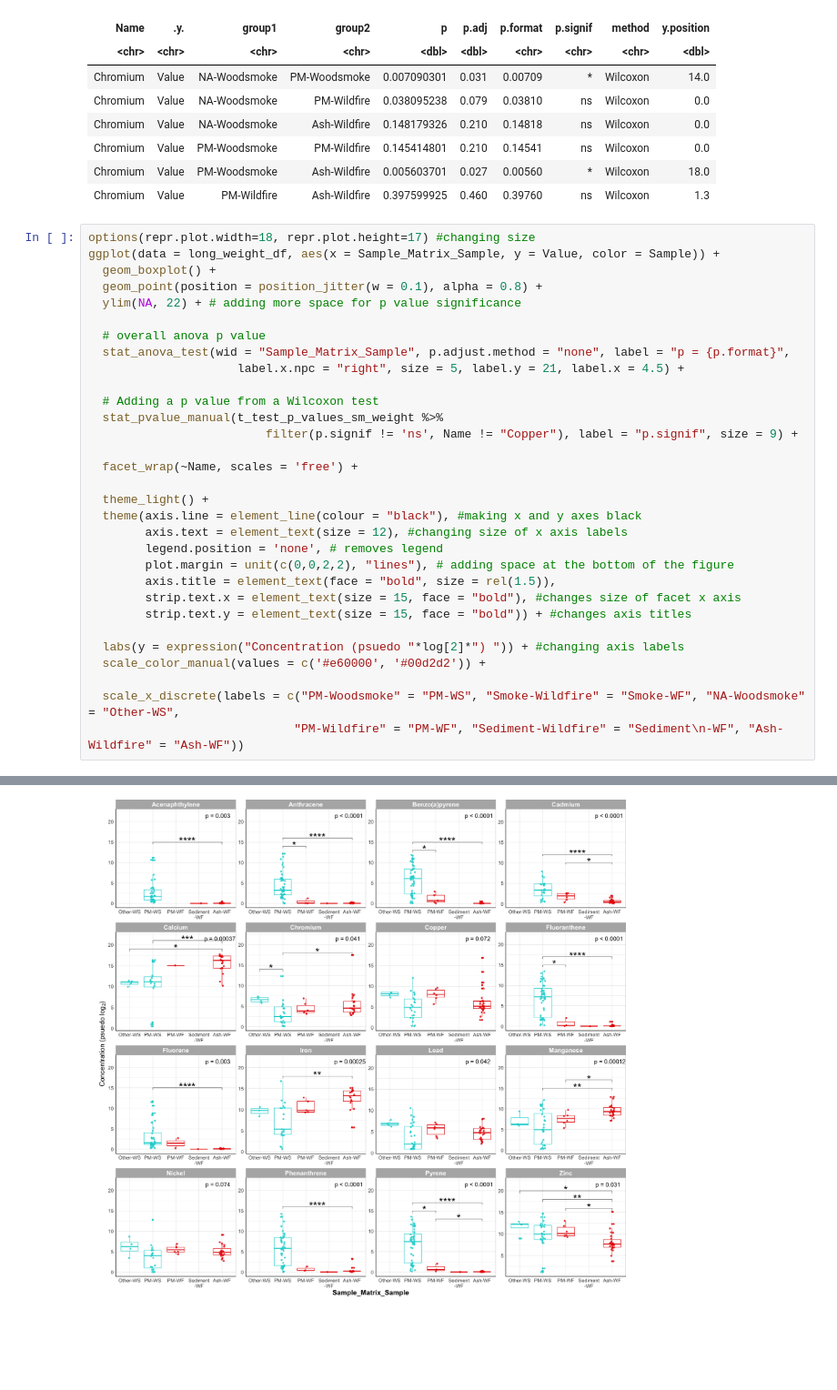
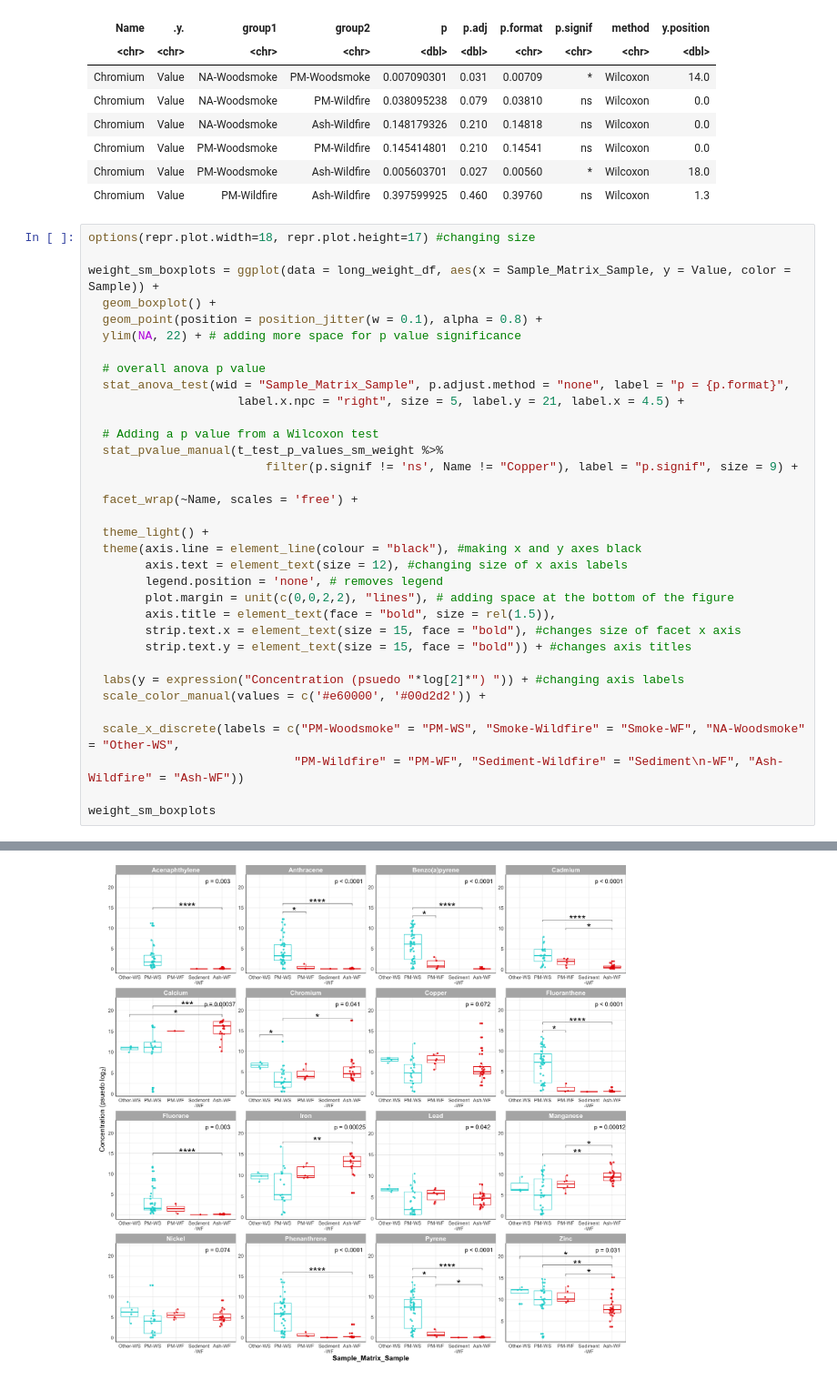
Before and after one commit to UNC-CEMALB/P1015.-Wildfire_Suffcient_Similiarity, a Jupyter notebook: 3. Individual Distribution Analyses/Boxplots.ipynb, the cells around one changed output, grey strips where cells are left out. Shown at 91% size. Saved outputs shown, nothing was run; the diff lists cells and outputs as text; blank space fills up the shorter version.

```diff
--- a/3. Individual Distribution Analyses/Boxplots.ipynb
+++ b/3. Individual Distribution Analyses/Boxplots.ipynb
@@ -726,7 +741,8 @@ A tibble: 6 × 10
 | Chromium | Value | PM-Wildfire | Ash-Wildfire | 0.397599925 | 0.460 | 0.39760 | ns | Wilcoxon | 1.3 |
 # %%
 options(repr.plot.width=18, repr.plot.height=17) #changing size
-ggplot(data = long_weight_df, aes(x = Sample_Matrix_Sample, y = Value, color = Sample)) +
+
+weight_sm_boxplots = ggplot(data = long_weight_df, aes(x = Sample_Matrix_Sample, y = Value, color = Sample)) +
   geom_boxplot() +
   geom_point(position = position_jitter(w = 0.1), alpha = 0.8) +
   ylim(NA, 22) + # adding more space for p value significance
@@ -738,32 +754,34 @@ ggplot(data = long_weight_df, aes(x = Sample_Matrix_Sample, y = Value, color = S
   # Adding a p value from a Wilcoxon test
   stat_pvalue_manual(t_test_p_values_sm_weight %>%
                          filter(p.signif != 'ns', Name != "Copper"), label = "p.signif", size = 9) +
 
   facet_wrap(~Name, scales = 'free') +
 
   theme_light() +
   theme(axis.line = element_line(colour = "black"), #making x and y axes black
         axis.text = element_text(size = 12), #changing size of x axis labels
         legend.position = 'none', # removes legend
         plot.margin = unit(c(0,0,2,2), "lines"), # adding space at the bottom of the figure
         axis.title = element_text(face = "bold", size = rel(1.5)),
         strip.text.x = element_text(size = 15, face = "bold"), #changes size of facet x axis
         strip.text.y = element_text(size = 15, face = "bold")) + #changes axis titles
 
   labs(y = expression("Concentration (psuedo "*log[2]*") ")) + #changing axis labels
   scale_color_manual(values = c('#e60000', '#00d2d2')) +
 
   scale_x_discrete(labels = c("PM-Woodsmoke" = "PM-WS", "Smoke-Wildfire" = "Smoke-WF", "NA-Woodsmoke" = "Other-WS",
                              "PM-Wildfire" = "PM-WF", "Sediment-Wildfire" = "Sediment\n-WF", "Ash-Wildfire" = "Ash-WF"))
+
+weight_sm_boxplots
 # %% [output]
 Warning message:
 “Removed 816 rows containing non-finite outside the scale range
 (`stat_boxplot()`).”
 Warning message:
 “Removed 816 rows containing non-finite outside the scale range
 (`stat_compare_multiple_means()`).”
 Warning message:
 “Removed 816 rows containing missing values or values outside the scale range
 (`geom_point()`).”
-[figure, old version]
+[figure, new version]
 # %%
```
Also changed, not shown: parts of 8 cells of this notebook.
